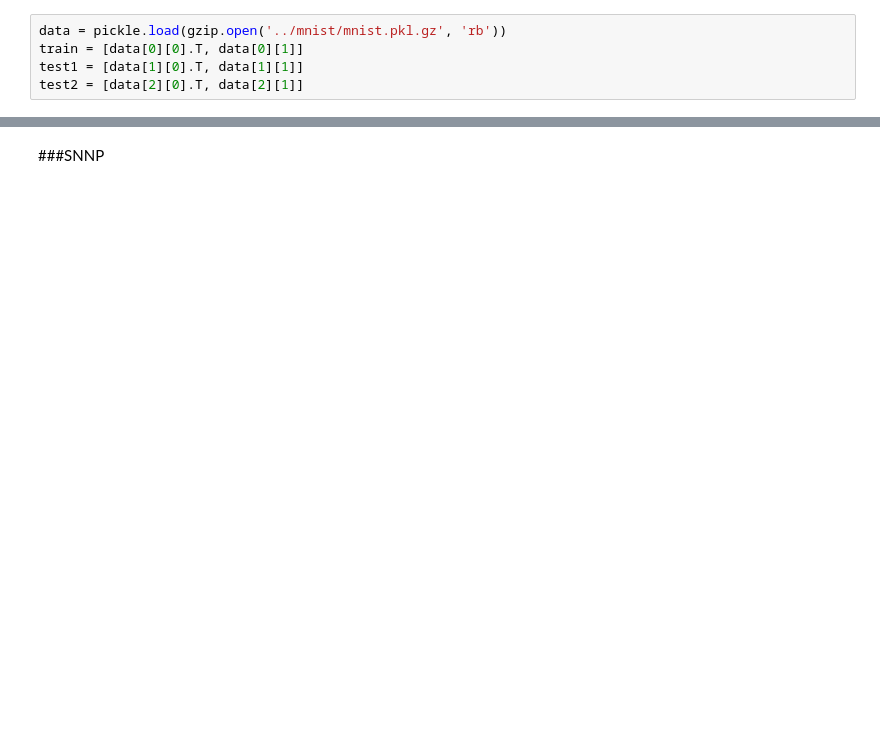
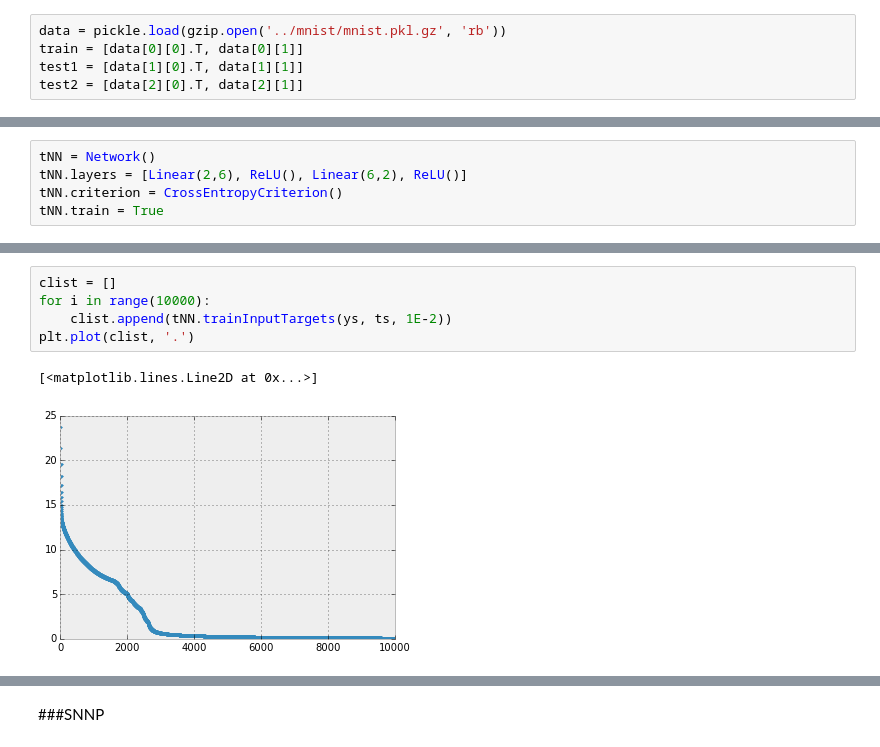
Before and after one commit to colinclement/snnp, a Jupyter notebook: nbs/mnist.ipynb, the cells around one changed output, grey strips where cells are left out. Cells and saved outputs as stored; diff of their text form; blank space fills up the shorter version.

```diff
--- a/nbs/mnist.ipynb
+++ b/nbs/mnist.ipynb
@@ -19,0 +41,5 @@ map(lambda x: x.shape, test2)
+# %%
+tNN = Network()
+tNN.layers = [Linear(2,6), ReLU(), Linear(6,2), ReLU()]
+tNN.criterion = CrossEntropyCriterion()
+tNN.train = True
@@ -19,0 +68,8 @@ map(lambda x: x.shape, test2)
+# %%
+clist = []
+for i in range(10000):
+    clist.append(tNN.trainInputTargets(ys, ts, 1E-2))
+plt.plot(clist, '.')
+# %% [output]
+[<matplotlib.lines.Line2D at 0x...>]
+[figure, added]
```
Also changed, not shown: parts of 25 cells of this notebook.
